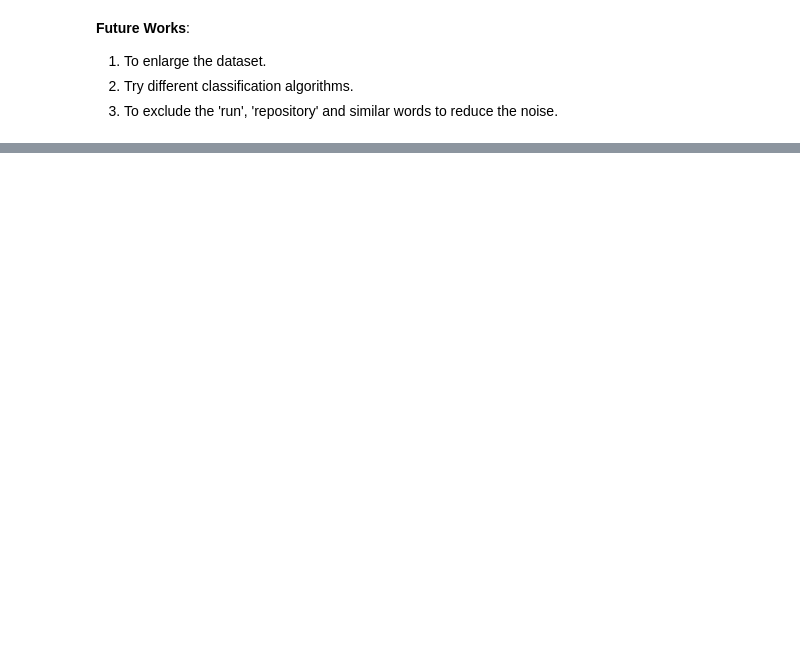
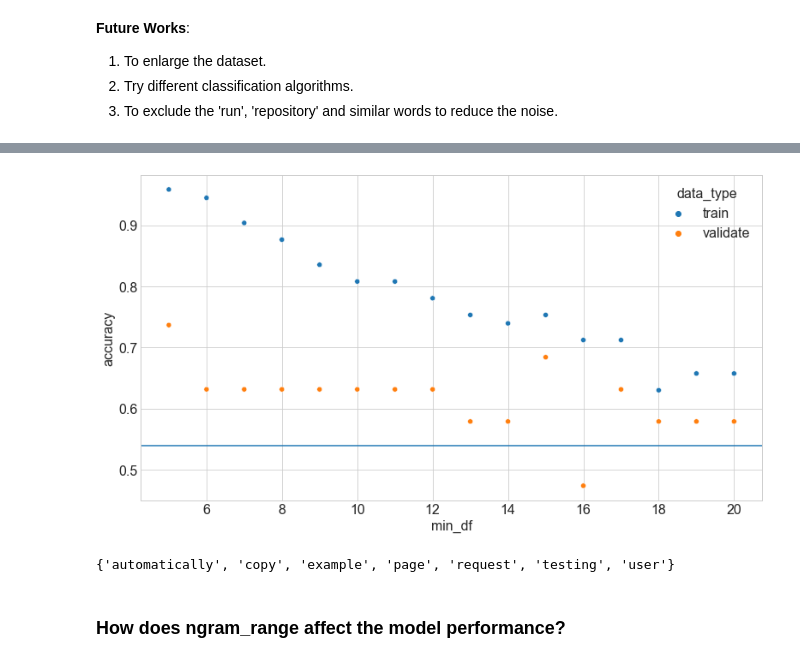
Before and after one commit to AAranda10/nlp-project, a Jupyter notebook: shi_scratch.ipynb, the cells around one changed output, grey strips where cells are left out. Saved outputs shown, nothing was run; the diff lists cells and outputs as text; code cells hidden in the pictures; blank space fills up the shorter version.

Commit message:
study how min_df and ngram_range affect the model performance

```diff
--- a/shi_scratch.ipynb
+++ b/shi_scratch.ipynb
@@ -529,0 +549,26 @@ weighted avg       0.36      0.42      0.37        19
+# %%
+# Loop through
+
+metrics = []
+lr = LogisticRegression()
+
+for i in range (5, 21):
+    vectorizer = CountVectorizer(stop_words='english',
+                                 min_df=i,
+                                 ngram_range=(1,2),
+                                 binary=True)
+    vectorizer = vectorizer.fit(train.clean)
+    X_train = vectorizer.transform(train.clean)
+    X_validate = vectorizer.transform(validate.clean)
+    lr = lr.fit(X_train, y)
+    y_pred_train = lr.predict(X_train)
+    y_pred_validate = lr.predict(X_validate)
+    d1 = model.estimator_report(i, 'train', train.label, y_pred_train)
+    metrics.append(d1)
+    d2 = model.estimator_report(i, 'validate', validate.label, y_pred_validate)
+    metrics.append(d2)
+# %%
+# Conver the metrics into dataframe
+
+metrics = pd.DataFrame(metrics)
+metrics.head()
@@ -529,0 +582,11 @@ weighted avg       0.36      0.42      0.37        19
+# %%
+# Rename the columns
+metrics.rename(columns={'model_type':'min_df'}, inplace=True)
+# %%
+# Scatterplot the accuracy against the min_df
+
+sns.scatterplot(data=metrics, x='min_df', y='accuracy', hue='data_type')
+plt.axhline(y=0.54)
+plt.show()
+# %% [output]
+[figure, added]
@@ -529,0 +603,6 @@ weighted avg       0.36      0.42      0.37        19
+# %%
+set(feature_names14) - set(feature_names15)
+# %% [output]
+{'automatically', 'copy', 'example', 'page', 'request', 'testing', 'user'}
+# %% [markdown]
+### How does ngram_range affect the model performance?
```
Also changed, not shown: parts of 32 cells of this notebook, 1 other file.
